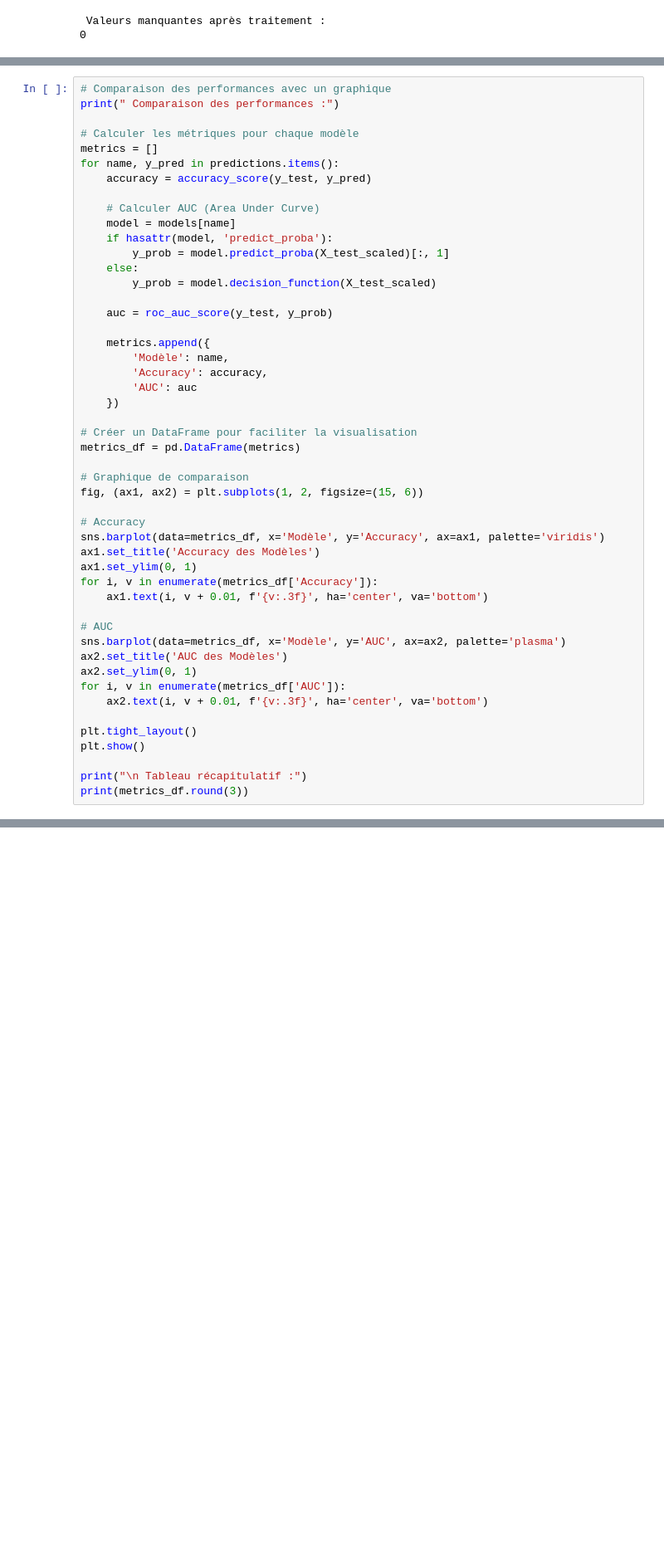
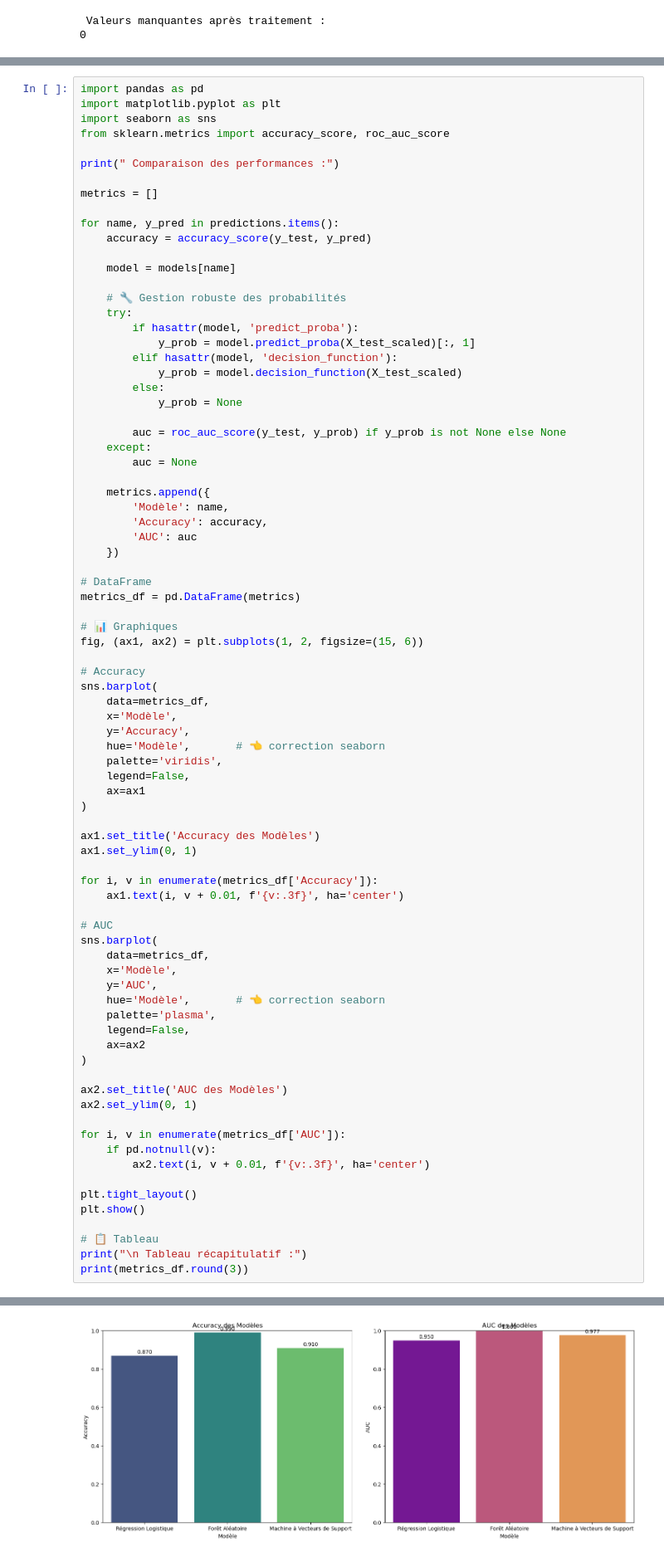
Before and after one commit to Mohamedhamed-ibnhadjmohamed/Pr-diction-des-Maladies-Cardiaques, a Jupyter notebook: notebooks/02_Modeling_Corrige.ipynb, the cells around one changed output, grey strips where cells are left out. Shown at 83% size. Cells and saved outputs as stored; diff of their text form; blank space fills up the shorter version.

Commit message:
modeling complété
1er essais de modélisation

```diff
--- a/notebooks/02_Modeling_Corrige.ipynb
+++ b/notebooks/02_Modeling_Corrige.ipynb
@@ -254,20 +357,30 @@ plt.show()
 # %%
-# Comparaison des performances avec un graphique
+import pandas as pd
+import matplotlib.pyplot as plt
+import seaborn as sns
+from sklearn.metrics import accuracy_score, roc_auc_score
+
 print(" Comparaison des performances :")
 
-# Calculer les métriques pour chaque modèle
 metrics = []
+
 for name, y_pred in predictions.items():
     accuracy = accuracy_score(y_test, y_pred)
 
-    # Calculer AUC (Area Under Curve)
     model = models[name]
-    if hasattr(model, 'predict_proba'):
-        y_prob = model.predict_proba(X_test_scaled)[:, 1]
-    else:
-        y_prob = model.decision_function(X_test_scaled)
 
-    auc = roc_auc_score(y_test, y_prob)
+    # 🔧 Gestion robuste des probabilités
+    try:
+        if hasattr(model, 'predict_proba'):
+            y_prob = model.predict_proba(X_test_scaled)[:, 1]
+        elif hasattr(model, 'decision_function'):
+            y_prob = model.decision_function(X_test_scaled)
+        else:
+            y_prob = None
+
+        auc = roc_auc_score(y_test, y_prob) if y_prob is not None else None
+    except:
+        auc = None
 
     metrics.append({
         'Modèle': name,
@@ -275,28 +388,51 @@ for name, y_pred in predictions.items():
         'AUC': auc
     })
 
-# Créer un DataFrame pour faciliter la visualisation
+# DataFrame
 metrics_df = pd.DataFrame(metrics)
 
-# Graphique de comparaison
+# 📊 Graphiques
 fig, (ax1, ax2) = plt.subplots(1, 2, figsize=(15, 6))
 
 # Accuracy
-sns.barplot(data=metrics_df, x='Modèle', y='Accuracy', ax=ax1, palette='viridis')
+sns.barplot(
+    data=metrics_df,
+    x='Modèle',
+    y='Accuracy',
+    hue='Modèle',       # 👈 correction seaborn
+    palette='viridis',
+    legend=False,
+    ax=ax1
+)
+
 ax1.set_title('Accuracy des Modèles')
 ax1.set_ylim(0, 1)
+
 for i, v in enumerate(metrics_df['Accuracy']):
-    ax1.text(i, v + 0.01, f'{v:.3f}', ha='center', va='bottom')
+    ax1.text(i, v + 0.01, f'{v:.3f}', ha='center')
 
 # AUC
-sns.barplot(data=metrics_df, x='Modèle', y='AUC', ax=ax2, palette='plasma')
+sns.barplot(
+    data=metrics_df,
+    x='Modèle',
+    y='AUC',
+    hue='Modèle',       # 👈 correction seaborn
+    palette='plasma',
+    legend=False,
+    ax=ax2
+)
+
 ax2.set_title('AUC des Modèles')
 ax2.set_ylim(0, 1)
+
 for i, v in enumerate(metrics_df['AUC']):
-    ax2.text(i, v + 0.01, f'{v:.3f}', ha='center', va='bottom')
+    if pd.notnull(v):
+        ax2.text(i, v + 0.01, f'{v:.3f}', ha='center')
 
 plt.tight_layout()
 plt.show()
 
+# 📋 Tableau
 print("\n Tableau récapitulatif :")
 print(metrics_df.round(3))
+# %% [output]
@@ -302,0 +440 @@ print(metrics_df.round(3))
+[figure, added]
```
Also changed, not shown: parts of 11 cells of this notebook, 3 other files.
